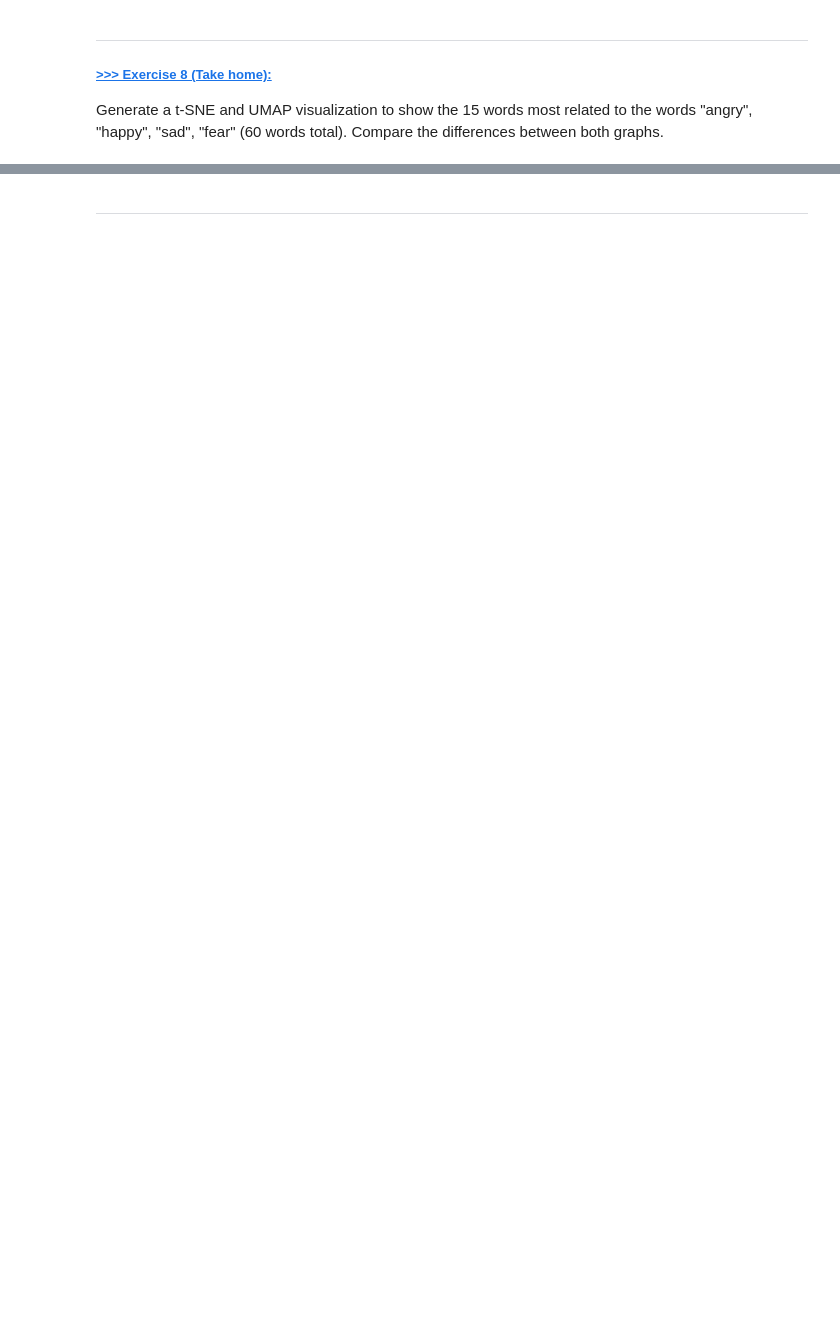
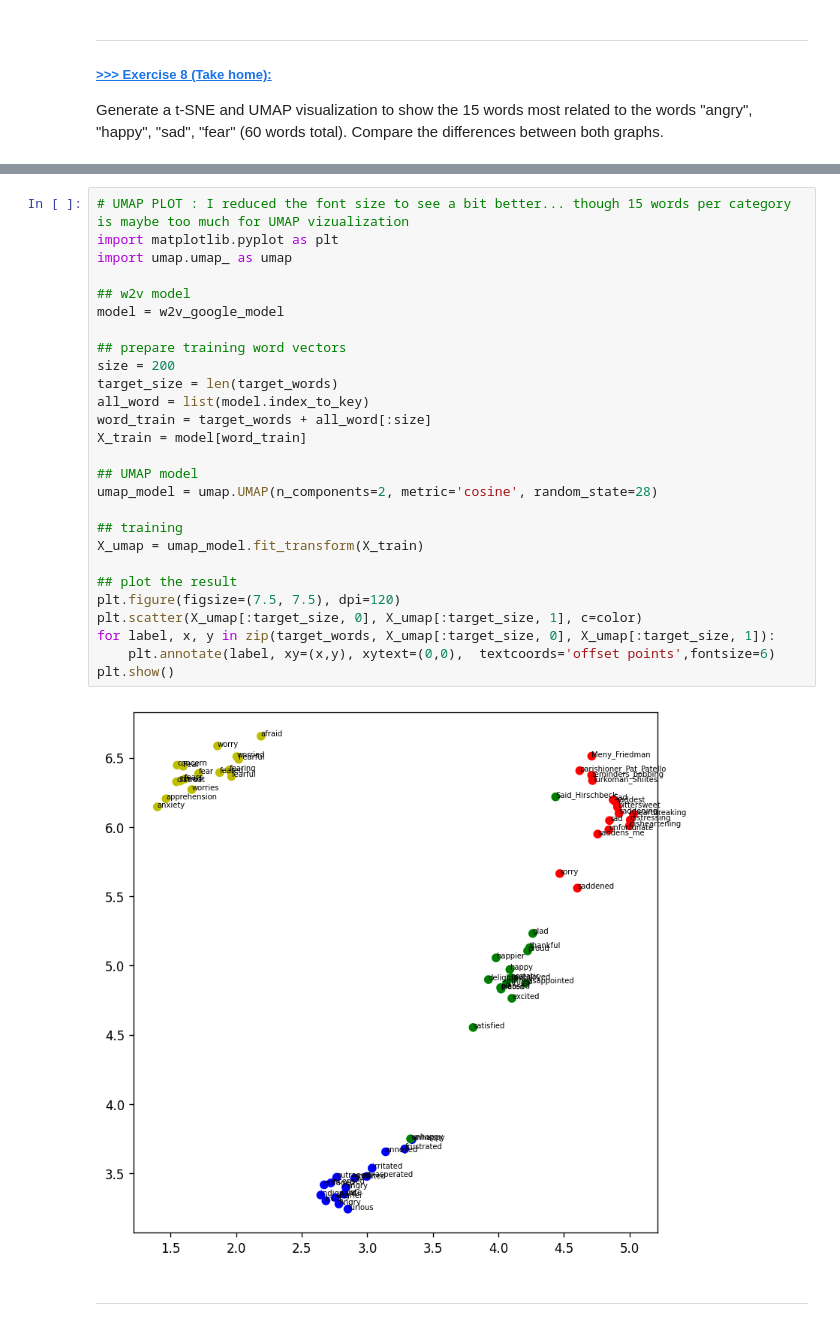
Before and after one commit to CedricCVT/DM2025-Lab2-Exercise, a Jupyter notebook: DM2025_Lab2_Master_Phase_1.ipynb, the cells around one changed output, grey strips where cells are left out. Drawn from its saved outputs; the diff is of its cells as text; blank space fills up the shorter version.

```diff
--- a/DM2025_Lab2_Master_Phase_1.ipynb
+++ b/DM2025_Lab2_Master_Phase_1.ipynb
@@ -1425,2 +1518,31 @@ Generate a t-SNE and UMAP visualization to show the 15 words most related to the
+# %%
+# UMAP PLOT : I reduced the font size to see a bit better... though 15 words per category is maybe too much for UMAP vizualization
+import matplotlib.pyplot as plt
+import umap.umap_ as umap
+
+## w2v model
+model = w2v_google_model
+
+## prepare training word vectors
+size = 200
+target_size = len(target_words)
+all_word = list(model.index_to_key)
+word_train = target_words + all_word[:size]
+X_train = model[word_train]
+
+## UMAP model
+umap_model = umap.UMAP(n_components=2, metric='cosine', random_state=28)
+
+## training
+X_umap = umap_model.fit_transform(X_train)
+
+## plot the result
+plt.figure(figsize=(7.5, 7.5), dpi=120)
+plt.scatter(X_umap[:target_size, 0], X_umap[:target_size, 1], c=color)
+for label, x, y in zip(target_words, X_umap[:target_size, 0], X_umap[:target_size, 1]):
+    plt.annotate(label, xy=(x,y), xytext=(0,0),  textcoords='offset points',fontsize=6)
+plt.show()
+# %% [output]
+[figure, added]
 # %% [markdown]
 ---
```
Also changed, not shown: parts of 11 cells of this notebook.
